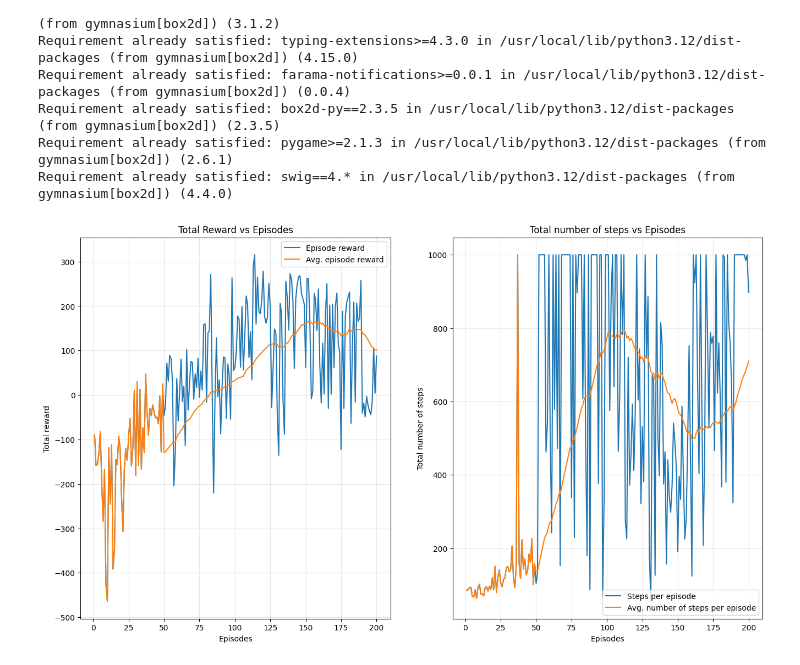
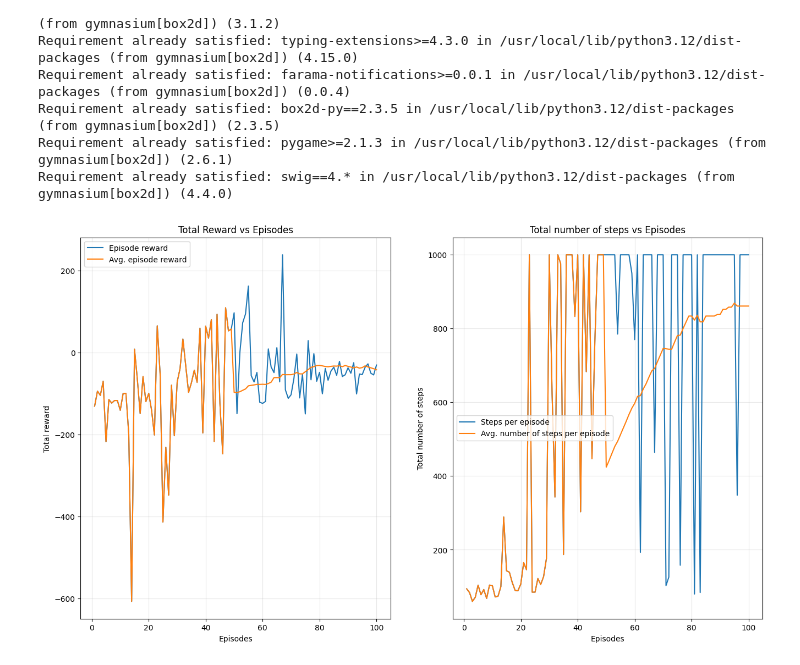
Before and after one commit to Ton3t3/Lab2-RL, a Jupyter notebook: problem 1/DQN_problem.ipynb, the cells around one changed output. Drawn from its saved outputs; the diff is of its cells as text; code cells hidden in the pictures.

Commit message:
Creado con Colab (Buffer size = 5000):MAL

```diff
--- a/problem 1/DQN_problem.ipynb
+++ b/problem 1/DQN_problem.ipynb
@@ -126,7 +126,7 @@ env = gym.make('LunarLander-v3')
 env.reset()
 
 #Extra parameters (not included in raw version of the exercise)
-BUFFER_SIZE = 15000#10000                                 # Size of the replay buffer (5000 - 30000)
+BUFFER_SIZE = 5000#15000#10000                                 # Size of the replay buffer (5000 - 30000)
 TRAINING_BATCH = 64                                 # How big should be the batch of experiences used to train the main NN (4 - 128)
 C = int(BUFFER_SIZE/TRAINING_BATCH)                 # Update frequency of the target
 LEARNING_RATE = 0.0005#0.001                               # (10-3 - 10-4)
@@ -134,7 +134,7 @@ NEURONS_PER_LAYER = 64    #32                          # Number of neurons per h
 MIN_REPLAY_SIZE = 1000
 
 # Parameters
-N_episodes = 200 #100                             # Number of episodes
+N_episodes = 100 #100                             # Number of episodes
 discount_factor = 0.97#0.95                       # Value of the discount factor
 n_ep_running_average = 50                    # Running average of 50 episodes
 n_actions = env.action_space.n               # Number of available actions
@@ -255,34 +255,34 @@ for i in EPISODES:
         "Episode {} - Reward/Steps: {:.1f}/{} - Avg. Reward/Steps: {:.1f}/{}".format(
         i, total_episode_reward, t,
         running_average(episode_reward_list, n_ep_running_average)[-1],
         running_average(episode_number_of_steps, n_ep_running_average)[-1]))
 
 torch.save(network, 'neural-network-1.pth')
 # Close environment
 env.close()
 
 # Plot Rewards and steps
 fig, ax = plt.subplots(nrows=1, ncols=2, figsize=(16, 9))
 ax[0].plot([i for i in range(1, N_episodes+1)], episode_reward_list, label='Episode reward')
 ax[0].plot([i for i in range(1, N_episodes+1)], running_average(
     episode_reward_list, n_ep_running_average), label='Avg. episode reward')
 ax[0].set_xlabel('Episodes')
 ax[0].set_ylabel('Total reward')
 ax[0].set_title('Total Reward vs Episodes')
 ax[0].legend()
 ax[0].grid(alpha=0.3)
 
 ax[1].plot([i for i in range(1, N_episodes+1)], episode_number_of_steps, label='Steps per episode')
 ax[1].plot([i for i in range(1, N_episodes+1)], running_average(
     episode_number_of_steps, n_ep_running_average), label='Avg. number of steps per episode')
 ax[1].set_xlabel('Episodes')
 ax[1].set_ylabel('Total number of steps')
 ax[1].set_title('Total number of steps vs Episodes')
 ax[1].legend()
 ax[1].grid(alpha=0.3)
 plt.show()
 # %% [output]
-[figure, old version]
+[figure, new version]
 # %%
 %%python DQN_check_solution.py
 # %% [output]
```
Also changed, not shown: parts of 1 cell of this notebook.
